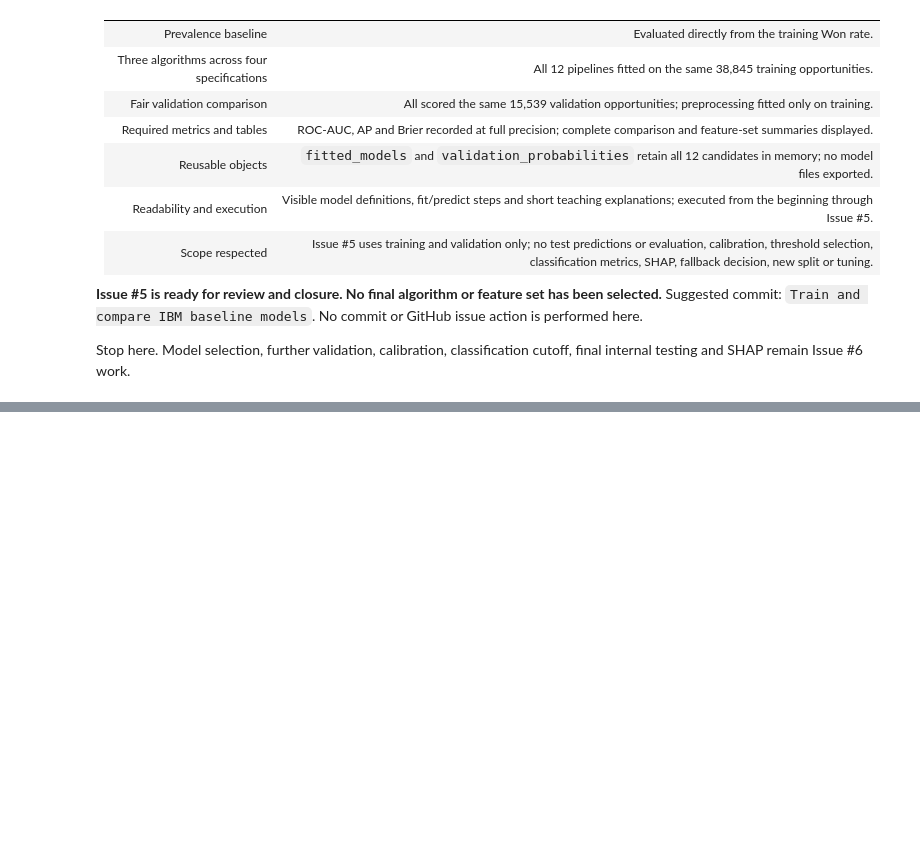
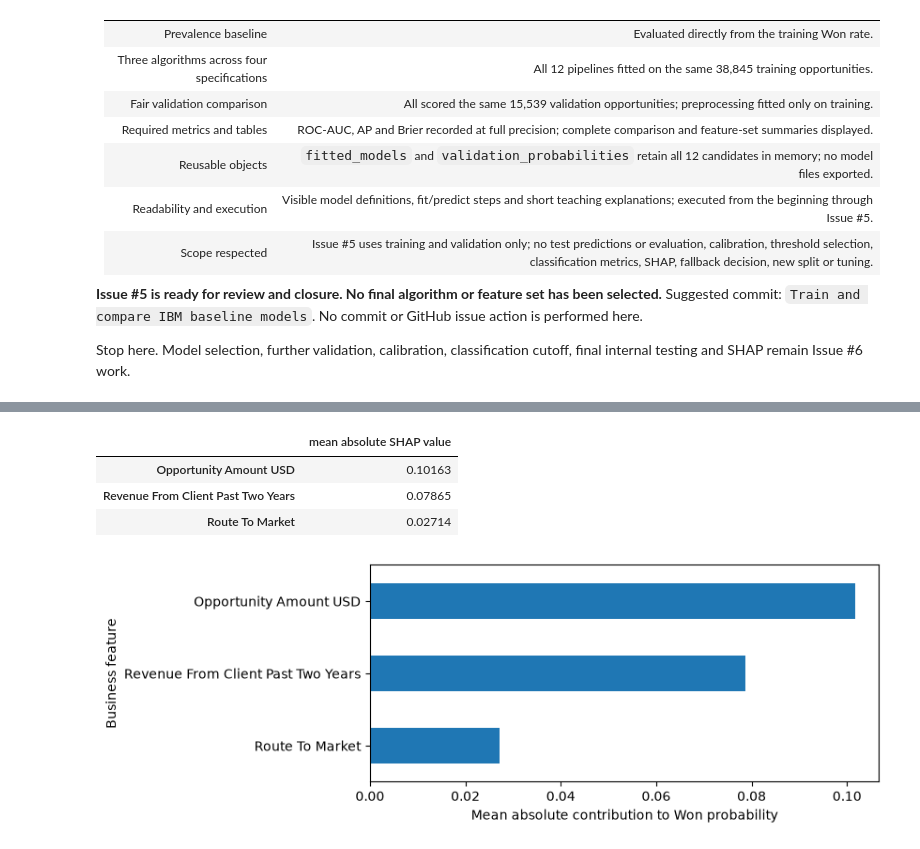
Before and after one commit to emmanuel-mukira/AutoBridge, a Jupyter notebook: notebooks/07_ibm_final_model.ipynb, the cells around one changed output, grey strips where cells are left out. Saved outputs shown, nothing was run; the diff lists cells and outputs as text; code cells hidden in the pictures; blank space fills up the shorter version.

Commit message:
feat(ml): finalize IBM win probability model and SHAP explanations

```diff
--- a/notebooks/07_ibm_final_model.ipynb
+++ b/notebooks/07_ibm_final_model.ipynb
@@ -586,0 +877,42 @@ Stop here. Model selection, further validation, calibration, classification cuto
+# %%
+import matplotlib.pyplot as plt
+import shap
+
+shap_sample = validation_df[primary_columns].sample(n=200, random_state=142)
+shap_background = train_df[primary_columns].sample(n=100, random_state=142)
+preprocessor = primary_pipeline.named_steps["preprocess"]
+forest_model = primary_pipeline.named_steps["model"]
+shap_sample_transformed = preprocessor.transform(shap_sample)
+shap_background_transformed = preprocessor.transform(shap_background)
+encoded_feature_names = preprocessor.get_feature_names_out()
+
+# Interventional probability output makes the additivity check comparable to predict_proba.
+explainer = shap.TreeExplainer(
+    forest_model, data=shap_background_transformed, feature_perturbation="interventional", model_output="probability",
+)
+shap_output = explainer(shap_sample_transformed)
+won_shap_values = shap_output.values[:, :, 1] if shap_output.values.ndim == 3 else shap_output.values
+won_base_values = shap_output.base_values[:, 1] if np.ndim(shap_output.base_values) == 2 else shap_output.base_values
+shap_sample_probabilities = primary_pipeline.predict_proba(shap_sample)[:, 1]
+assert np.allclose(won_base_values + won_shap_values.sum(axis=1), shap_sample_probabilities, atol=1e-6)
+
+feature_owner = []
+for encoded_name in encoded_feature_names:
+    feature_owner.append(next(column for column in primary_columns if encoded_name.endswith(column) or encoded_name.startswith(f"categorical__{column}_")))
+business_shap = pd.DataFrame({
+    column: won_shap_values[:, np.array(feature_owner) == column].sum(axis=1)
+    for column in primary_columns
+})
+global_shap_importance = business_shap.abs().mean().sort_values(ascending=False).rename("mean absolute SHAP value").to_frame()
+display(global_shap_importance.round(5))
+
+ax = global_shap_importance.sort_values("mean absolute SHAP value").plot.barh(legend=False, figsize=(7, 3))
+ax.set_xlabel("Mean absolute contribution to Won probability")
+ax.set_ylabel("Business feature")
+plt.show()
+# %% [output]
+|  | mean absolute SHAP value |
+| Opportunity Amount USD | 0.10163 |
+| Revenue From Client Past Two Years | 0.07865 |
+| Route To Market | 0.02714 |
+[figure, added]
```
Also changed, not shown: parts of 20 cells of this notebook.
